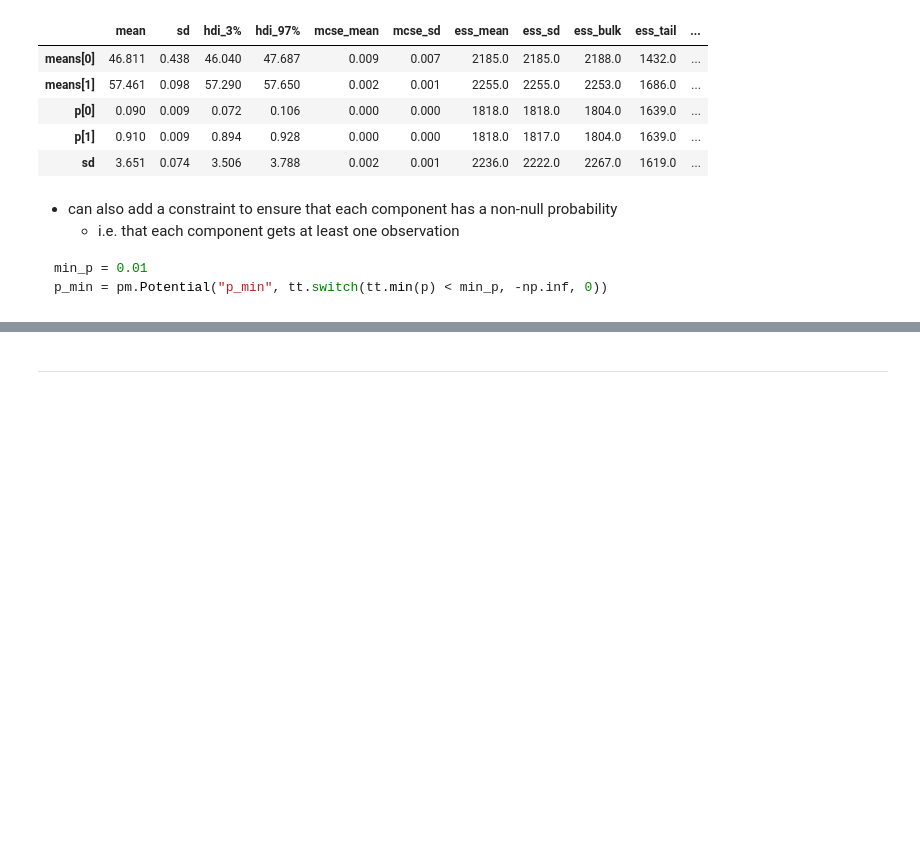
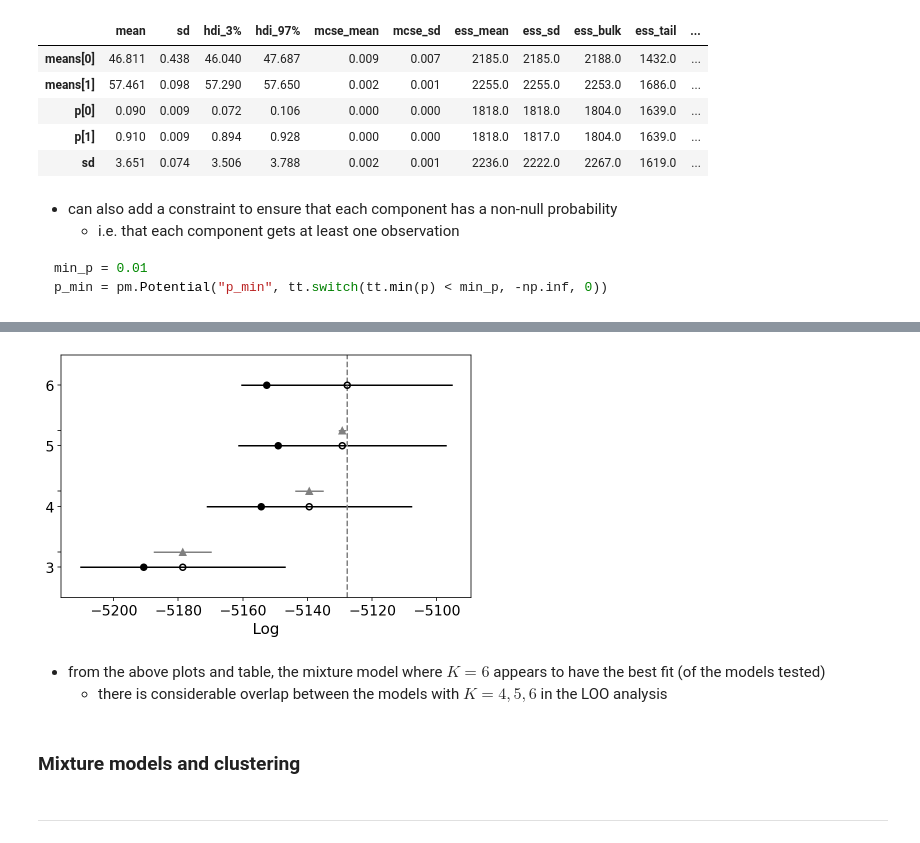
Before and after one commit to jhrcook/bayesian-analysis-with-python_e2, a Jupyter notebook: 06_mixture-models.ipynb, the cells around one changed output, grey strips where cells are left out. Drawn from its saved outputs; the diff is of its cells as text; code cells hidden in the pictures; blank space fills up the shorter version.

```diff
--- a/06_mixture-models.ipynb
+++ b/06_mixture-models.ipynb
@@ -225,0 +348,3 @@ p_min = pm.Potential("p_min", tt.switch(tt.min(p) < min_p, -np.inf, 0))
+# %%
+mm_comparison = az.compare(dict(zip(clusters, traces)), method="BB-pseudo-BMA")
+mm_comparison
@@ -226,3 +359,13 @@ p_min = pm.Potential("p_min", tt.switch(tt.min(p) < min_p, -np.inf, 0))
+# %%
+az.plot_compare(mm_comparison)
+plt.show()
+# %% [output]
+[figure, added]
+# %% [markdown]
+- from the above plots and table, the mixture model where $K=6$ appears to have the best fit (of the models tested)
+    - there is considerable overlap between the models with $K=4, 5, 6$ in the LOO analysis
+# %% [markdown]
+### Mixture models and clustering
 # %% [markdown]
 ---
 # %%
```
Also changed, not shown: parts of 13 cells of this notebook, 6 other files.
